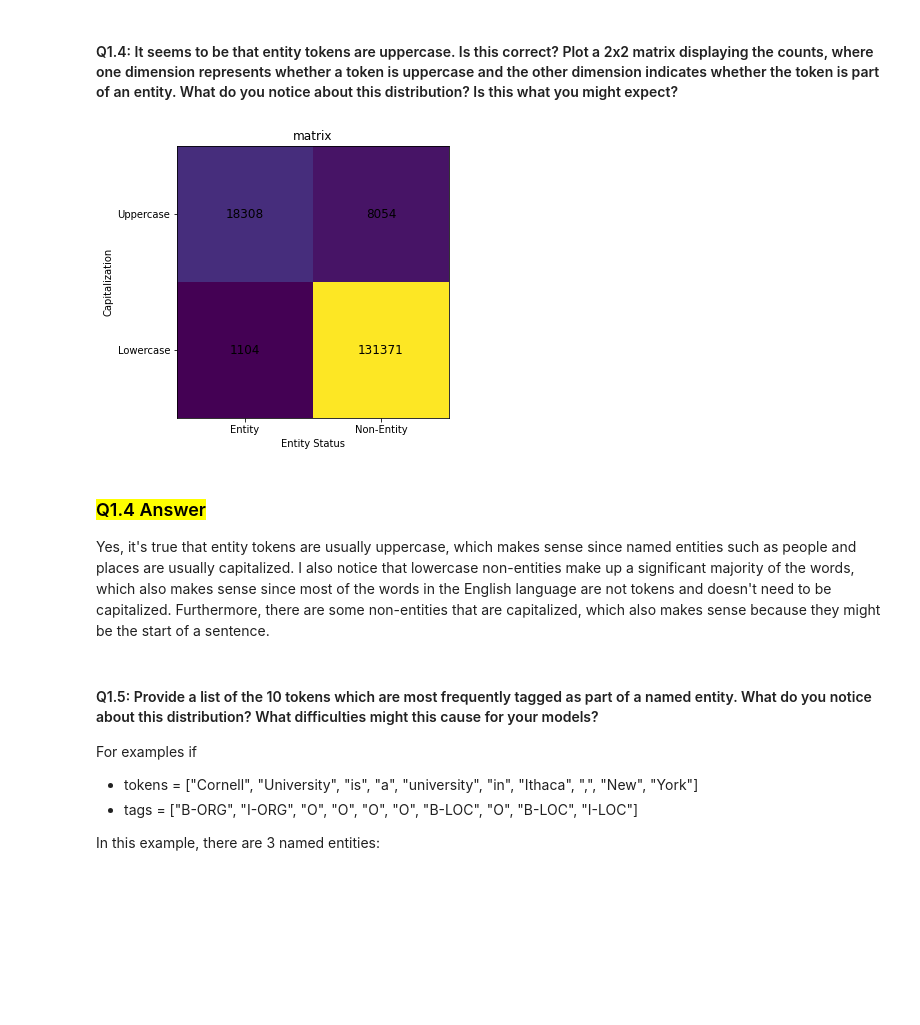
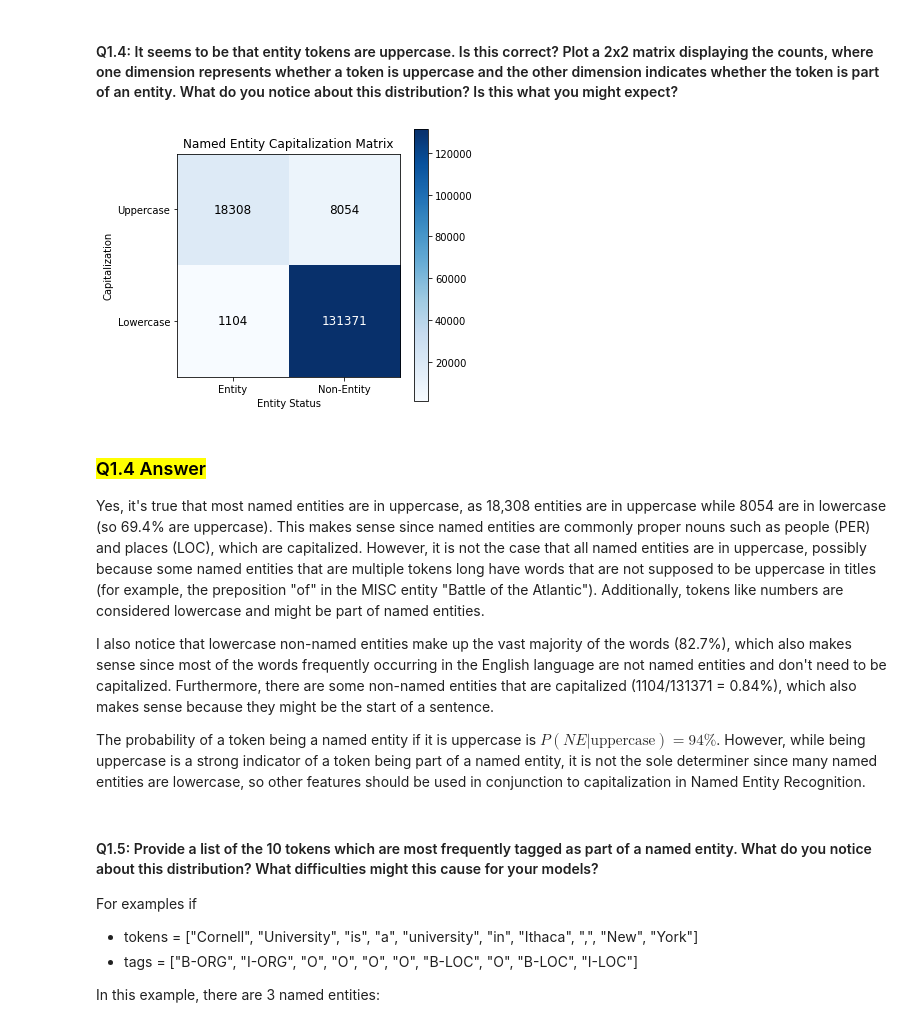
Before and after one commit to an-emo-inchworm/nlpA1, a Jupyter notebook: hw1_studentfacing_sp25_cs4740.ipynb, the cells around one changed output. Saved outputs shown, nothing was run; the diff lists cells and outputs as text; code cells hidden in the pictures; blank space fills up the shorter version.

```diff
--- a/hw1_studentfacing_sp25_cs4740.ipynb
+++ b/hw1_studentfacing_sp25_cs4740.ipynb
@@ -119,7 +119,7 @@ print(s)
 [('He', 'O'), ('was', 'O'), ('President', 'O'), ('of', 'O'), ('the', 'O'), ('Royal', 'B-ORG'), ('Statistical', 'I-ORG'), ('Society', 'I-ORG'), (',', 'O'), ('1897', 'O'), ('–', 'O'), ('9', 'O')]
 He was President of the [ORG Royal Statistical Society], 1897 – 9
 # %%
-for i in range(7000):
+for i in range(200):
     text = training_data['text'][i]
     ner = training_data['NER'][i]
     s = stringify_labeled_doc(text, ner)
@@ -278,50 +278,64 @@ I noticed that more than 87% of the NER tags in the training dataset are "O", me
 #### Q1.4: It seems to be that entity tokens are uppercase. Is this correct? Plot a 2x2 matrix displaying the counts, where one dimension represents whether a token is uppercase and the other dimension indicates whether the token is part of an entity. What do you notice about this distribution? Is this what you might expect?
 # %%
 # YOUR CODE HERE
+# Initialize category counters
 categories = {
     "Upper, e": 0,
     "Upper, ne": 0,
     "Lower, e": 0,
-    "Lower, ne": 0,
+    "Lower, ne": 0
 }
 
+# Process the training data
 for text, ner in zip(training_data["text"], training_data["NER"]):
     for word, tag in zip(text, ner):
         is_upper = word[0].isupper()
         is_entity = (tag != "O")
 
         if is_upper and is_entity:
             categories["Upper, e"] += 1
         elif is_upper and not is_entity:
             categories["Upper, ne"] += 1
         elif not is_upper and is_entity:
             categories["Lower, e"] += 1
         else:
             categories["Lower, ne"] += 1
 
+# Create the confusion matrix
 matrix = np.array([
     [categories["Upper, e"], categories["Upper, ne"]],
     [categories["Lower, e"], categories["Lower, ne"]],
 ])
 
+# Plot the matrix
 plt.figure(figsize=(5, 5))
-plt.imshow(matrix, interpolation="nearest")
+plt.imshow(matrix, interpolation="nearest", cmap="Blues")
 plt.xticks([0, 1], ["Entity", "Non-Entity"])
 plt.yticks([0, 1], ["Uppercase", "Lowercase"])
 
+# Annotate the matrix
 for i in range(2):
     for j in range(2):
-        plt.text(j, i, matrix[i, j], ha="center", va="center", color="black", fontsize=12)
+        if matrix[i, j] > 80000:
+            color = "white"
+        else:
+            color = "black"
+        plt.text(j, i, matrix[i, j], ha="center", va="center", color=color, fontsize=12)
 
-plt.title("matrix")
+plt.title("Named Entity Capitalization Matrix")
 plt.xlabel("Entity Status")
 plt.ylabel("Capitalization")
+plt.colorbar()
 plt.show()
 # %% [output]
-[figure, old version]
+[figure, new version]
 # %% [markdown]
 ### <mark>Q1.4 Answer</mark>
-Yes, it's true that entity tokens are usually uppercase, which makes sense since named entities such as people and places are usually capitalized. I also notice that lowercase non-entities make up a significant majority of the words, which also makes sense since most of the words in the English language are not tokens and doesn't need to be capitalized. Furthermore, there are some non-entities that are capitalized, which also makes sense because they might be the start of a sentence.
+Yes, it's true that most named entities are in uppercase, as 18,308 entities are in uppercase while 8054 are in lowercase (so 69.4% are uppercase). This makes sense since named entities are commonly proper nouns such as people (PER) and places (LOC), which are capitalized. However, it is not the case that all named entities are in uppercase, possibly because some named entities that are multiple tokens long have words that are not supposed to be uppercase in titles (for example, the preposition "of" in the MISC entity "Battle of the Atlantic"). Additionally, tokens like numbers are considered lowercase and might be part of named entities.
+
+I also notice that lowercase non-named entities make up the vast majority of the words (82.7%), which also makes sense since most of the words frequently occurring in the English language are not named entities and don't need to be capitalized. Furthermore, there are some non-named entities that are capitalized (1104/131371 = 0.84%), which also makes sense because they might be the start of a sentence.
+
+The probability of a token being a named entity if it is uppercase is $P(NE|\text{uppercase}) = 94\%$. However, while being uppercase is a strong indicator of a token being part of a named entity, it is not the sole determiner since many named entities are lowercase, so other features should be used in conjunction to capitalization in Named Entity Recognition.
 # %% [markdown]
 #### Q1.5: Provide a list of the 10 tokens which are most frequently tagged as part of a named entity. What do you notice about this distribution? What difficulties might this cause for your models?
 
```
Also changed, not shown: parts of 23 cells of this notebook.
